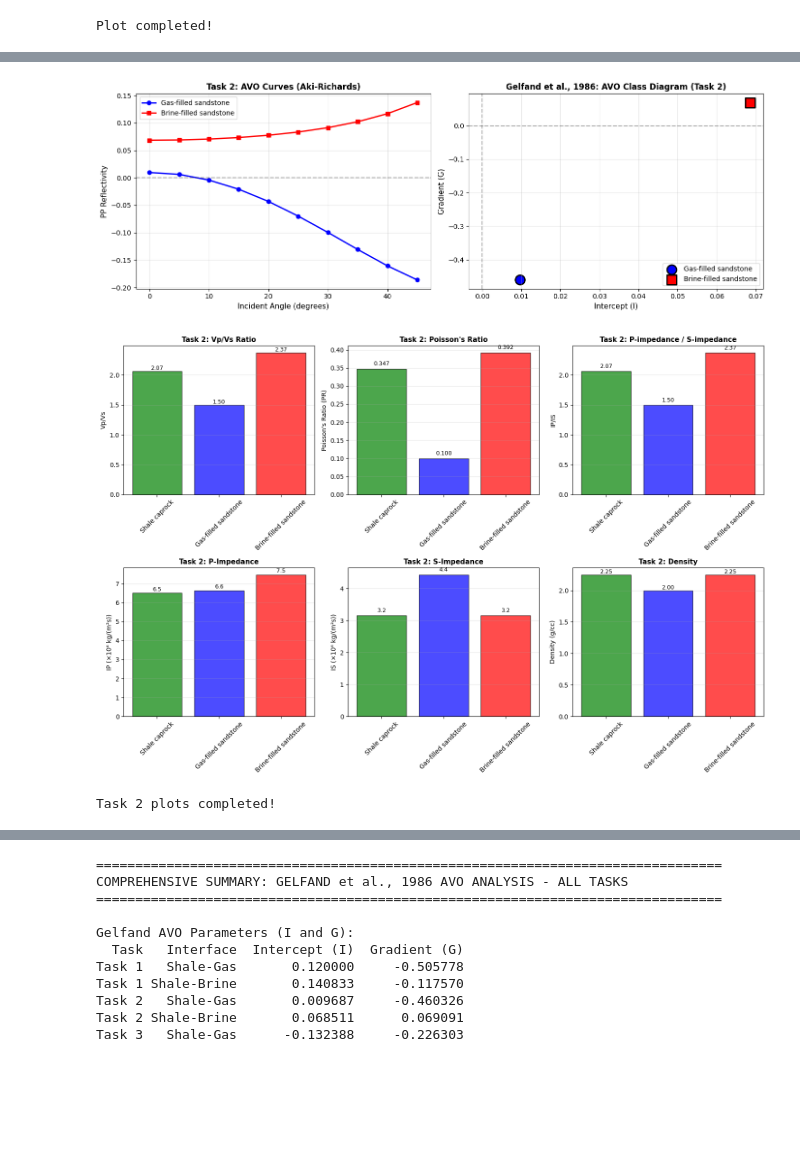
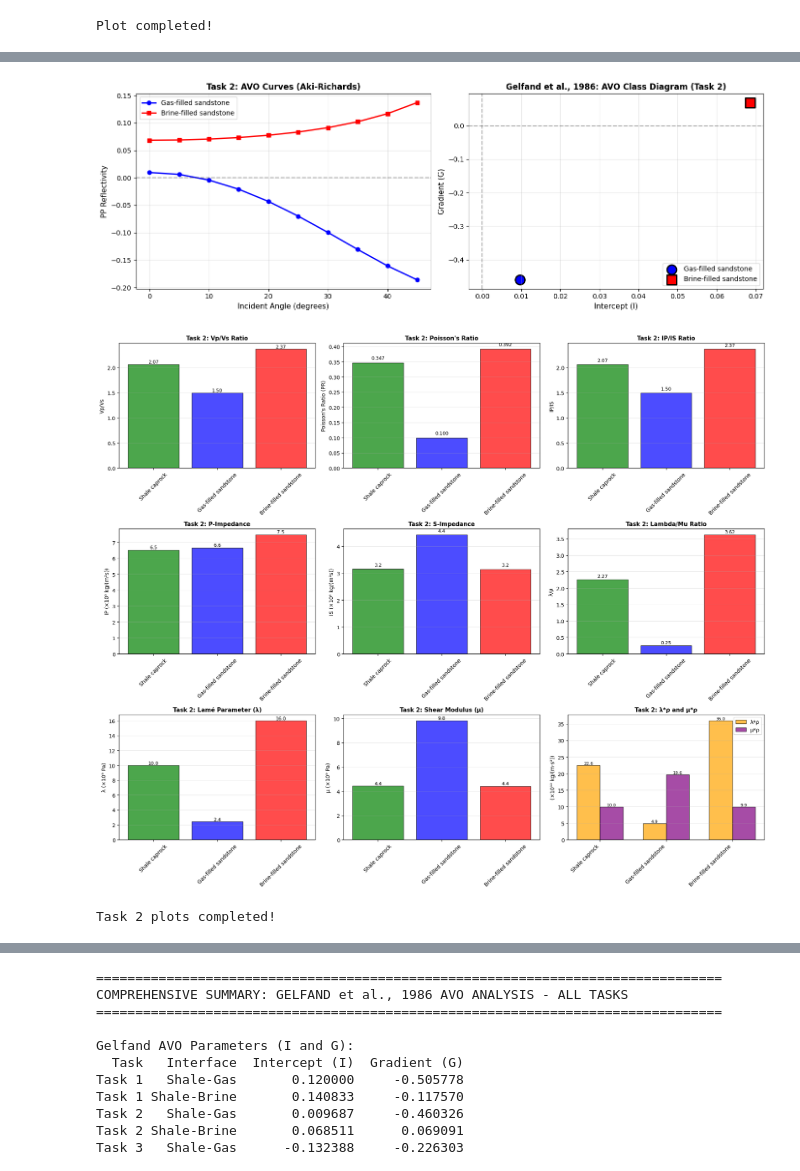
Before and after one commit to erikooooo/well_data_preprocessing, a Jupyter notebook: Excercise_2/Code/AVO_erik.ipynb, the cells around one changed output, grey strips where cells are left out. Cells and saved outputs as stored; diff of their text form; code cells hidden in the pictures; blank space fills up the shorter version.

```diff
--- a/Excercise_2/Code/AVO_erik.ipynb
+++ b/Excercise_2/Code/AVO_erik.ipynb
@@ -462,11 +467,12 @@ axes[1].grid(True, alpha=0.3)
 plt.tight_layout()
 plt.show()
 
-# Plot Task 2: Rock Physics Parameters
-fig, axes = plt.subplots(2, 3, figsize=(15, 10))
+# Plot Task 2: Rock Physics Parameters (9 parameters in 3x3 grid)
+fig, axes = plt.subplots(3, 3, figsize=(18, 15))
 
 rock_types_t2 = task2_data['Rock_Properties'].values
 
+# Row 1: Vp/Vs, PR, IP/IS
 axes[0, 0].bar(rock_types_t2, task2_data['Vp_Vs'], color=colors, alpha=0.7, edgecolor='black')
 axes[0, 0].set_ylabel('Vp/Vs', fontsize=10)
 axes[0, 0].set_title('Task 2: Vp/Vs Ratio', fontsize=11, fontweight='bold')
@@ -485,43 +491,81 @@ axes[0, 1].tick_params(axis='x', rotation=45)
 
 axes[0, 2].bar(rock_types_t2, task2_data['IP_IS'], color=colors, alpha=0.7, edgecolor='black')
 axes[0, 2].set_ylabel('IP/IS', fontsize=10)
-axes[0, 2].set_title('Task 2: P-impedance / S-impedance', fontsize=11, fontweight='bold')
+axes[0, 2].set_title('Task 2: IP/IS Ratio', fontsize=11, fontweight='bold')
 axes[0, 2].grid(True, alpha=0.3, axis='y')
 for i, v in enumerate(task2_data['IP_IS']):
     axes[0, 2].text(i, v + 0.05, f'{v:.2f}', ha='center', fontsize=9)
 axes[0, 2].tick_params(axis='x', rotation=45)
 
+# Row 2: IP, IS, λ/μ
 axes[1, 0].bar(rock_types_t2, task2_data['IP']/1e6, color=colors, alpha=0.7, edgecolor='black')
 axes[1, 0].set_ylabel('IP (×10⁶ kg/(m²s))', fontsize=10)
 axes[1, 0].set_title('Task 2: P-Impedance', fontsize=11, fontweight='bold')
 axes[1, 0].grid(True, alpha=0.3, axis='y')
 for i, v in enumerate(task2_data['IP']/1e6):
     axes[1, 0].text(i, v + 0.1, f'{v:.1f}', ha='center', fontsize=9)
 axes[1, 0].tick_params(axis='x', rotation=45)
 
 axes[1, 1].bar(rock_types_t2, task2_data['IS']/1e6, color=colors, alpha=0.7, edgecolor='black')
 axes[1, 1].set_ylabel('IS (×10⁶ kg/(m²s))', fontsize=10)
 axes[1, 1].set_title('Task 2: S-Impedance', fontsize=11, fontweight='bold')
 axes[1, 1].grid(True, alpha=0.3, axis='y')
 for i, v in enumerate(task2_data['IS']/1e6):
     axes[1, 1].text(i, v + 0.1, f'{v:.1f}', ha='center', fontsize=9)
 axes[1, 1].tick_params(axis='x', rotation=45)
 
-axes[1, 2].bar(rock_types_t2, task2_data['Density_g_cc'], color=colors, alpha=0.7, edgecolor='black')
-axes[1, 2].set_ylabel('Density (g/cc)', fontsize=10)
-axes[1, 2].set_title('Task 2: Density', fontsize=11, fontweight='bold')
+axes[1, 2].bar(rock_types_t2, task2_data['lambda_mu'], color=colors, alpha=0.7, edgecolor='black')
+axes[1, 2].set_ylabel('λ/μ', fontsize=10)
+axes[1, 2].set_title('Task 2: Lambda/Mu Ratio', fontsize=11, fontweight='bold')
 axes[1, 2].grid(True, alpha=0.3, axis='y')
-for i, v in enumerate(task2_data['Density_g_cc']):
-    axes[1, 2].text(i, v + 0.02, f'{v:.2f}', ha='center', fontsize=9)
+for i, v in enumerate(task2_data['lambda_mu']):
+    axes[1, 2].text(i, v + 0.05, f'{v:.2f}', ha='center', fontsize=9)
 axes[1, 2].tick_params(axis='x', rotation=45)
+
+# Row 3: λ, μ, λ*ρ, μ*ρ
+axes[2, 0].bar(rock_types_t2, task2_data['lambda']/1e9, color=colors, alpha=0.7, edgecolor='black')
+axes[2, 0].set_ylabel('λ (×10⁹ Pa)', fontsize=10)
+axes[2, 0].set_title('Task 2: Lamé Parameter (λ)', fontsize=11, fontweight='bold')
+axes[2, 0].grid(True, alpha=0.3, axis='y')
+for i, v in enumerate(task2_data['lambda']/1e9):
+    axes[2, 0].text(i, v + 0.1, f'{v:.1f}', ha='center', fontsize=9)
+axes[2, 0].tick_params(axis='x', rotation=45)
+
+axes[2, 1].bar(rock_types_t2, task2_data['mu']/1e9, color=colors, alpha=0.7, edgecolor='black')
+axes[2, 1].set_ylabel('μ (×10⁹ Pa)', fontsize=10)
+axes[2, 1].set_title('Task 2: Shear Modulus (μ)', fontsize=11, fontweight='bold')
+axes[2, 1].grid(True, alpha=0.3, axis='y')
+for i, v in enumerate(task2_data['mu']/1e9):
+    axes[2, 1].text(i, v + 0.1, f'{v:.1f}', ha='center', fontsize=9)
+axes[2, 1].tick_params(axis='x', rotation=45)
+
+# Combined λ*ρ and μ*ρ
+ax_combined = axes[2, 2]
+x = np.arange(len(rock_types_t2))
+width = 0.35
+bars1 = ax_combined.bar(x - width/2, task2_data['lambda_rho']/1e12, width, label='λ*ρ', color='orange', alpha=0.7, edgecolor='black')
+bars2 = ax_combined.bar(x + width/2, task2_data['mu_rho']/1e12, width, label='μ*ρ', color='purple', alpha=0.7, edgecolor='black')
+ax_combined.set_ylabel('(×10¹² kg/(m·s²))', fontsize=10)
+ax_combined.set_title('Task 2: λ*ρ and μ*ρ', fontsize=11, fontweight='bold')
+ax_combined.set_xticks(x)
+ax_combined.set_xticklabels(rock_types_t2, rotation=45, ha='right')
+ax_combined.legend(fontsize=10)
+ax_combined.grid(True, alpha=0.3, axis='y')
+
+for bar in bars1:
+    height = bar.get_height()
+    ax_combined.text(bar.get_x() + bar.get_width()/2., height, f'{height:.1f}', ha='center', va='bottom', fontsize=8)
+for bar in bars2:
+    height = bar.get_height()
+    ax_combined.text(bar.get_x() + bar.get_width()/2., height, f'{height:.1f}', ha='center', va='bottom', fontsize=8)
 
 plt.tight_layout()
 plt.show()
 
 print("\nTask 2 plots completed!")
 # %% [output]
 [figure]
-[figure, old version]
+[figure, new version]
 Task 2 plots completed!
 # %%
 # ============================================================================
```
Also changed, not shown: parts of 7 cells of this notebook.
